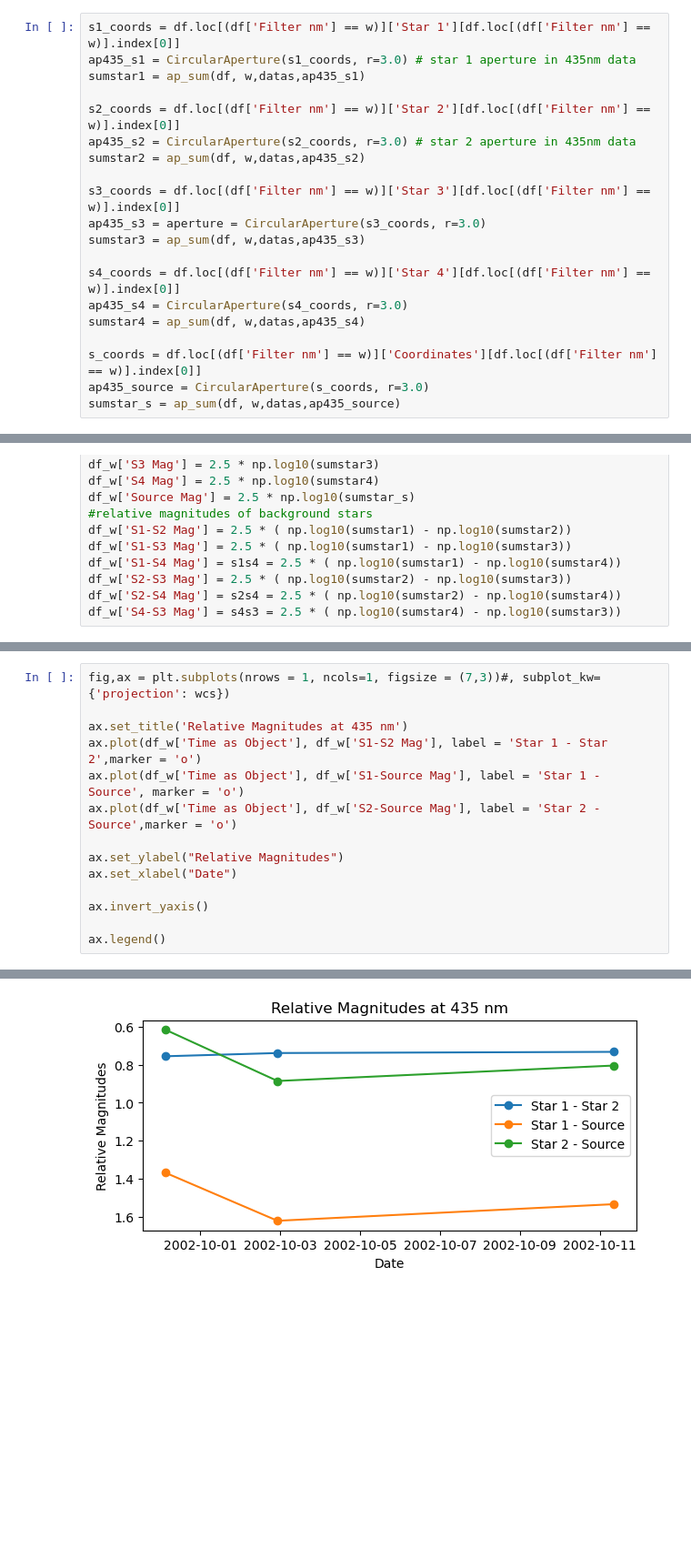
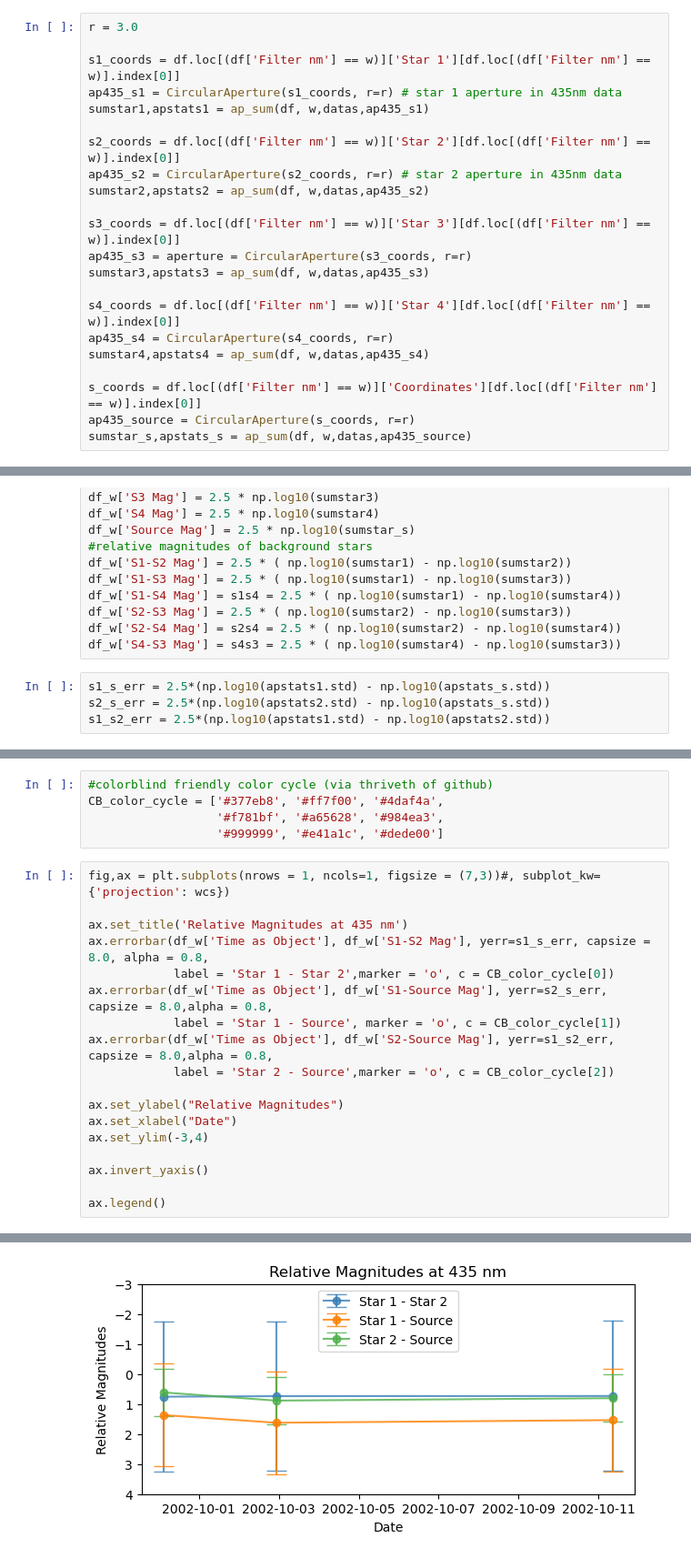
Before and after one commit to imanbeh/variablesearch, a Jupyter notebook: analysis_435nm.ipynb, the cells around one changed output, grey strips where cells are left out. Shown at 91% size. Drawn from its saved outputs; the diff is of its cells as text; blank space fills up the shorter version.

Commit message:
altered error calculation

```diff
--- a/analysis_435nm.ipynb
+++ b/analysis_435nm.ipynb
@@ -46,25 +46,27 @@ w = 435 # wavelength
 # df['Time as Object']=t1
 # df.sort_values(by = 'Filter nm', inplace = True)
 # %%
+r = 3.0
+
 s1_coords = df.loc[(df['Filter nm'] == w)]['Star 1'][df.loc[(df['Filter nm'] == w)].index[0]]
-ap435_s1 = CircularAperture(s1_coords, r=3.0) # star 1 aperture in 435nm data
-sumstar1 = ap_sum(df, w,datas,ap435_s1)
+ap435_s1 = CircularAperture(s1_coords, r=r) # star 1 aperture in 435nm data
+sumstar1,apstats1 = ap_sum(df, w,datas,ap435_s1)
 
 s2_coords = df.loc[(df['Filter nm'] == w)]['Star 2'][df.loc[(df['Filter nm'] == w)].index[0]]
-ap435_s2 = CircularAperture(s2_coords, r=3.0) # star 2 aperture in 435nm data
-sumstar2 = ap_sum(df, w,datas,ap435_s2)
+ap435_s2 = CircularAperture(s2_coords, r=r) # star 2 aperture in 435nm data
+sumstar2,apstats2 = ap_sum(df, w,datas,ap435_s2)
 
 s3_coords = df.loc[(df['Filter nm'] == w)]['Star 3'][df.loc[(df['Filter nm'] == w)].index[0]]
-ap435_s3 = aperture = CircularAperture(s3_coords, r=3.0)
-sumstar3 = ap_sum(df, w,datas,ap435_s3)
+ap435_s3 = aperture = CircularAperture(s3_coords, r=r)
+sumstar3,apstats3 = ap_sum(df, w,datas,ap435_s3)
 
 s4_coords = df.loc[(df['Filter nm'] == w)]['Star 4'][df.loc[(df['Filter nm'] == w)].index[0]]
-ap435_s4 = CircularAperture(s4_coords, r=3.0)
-sumstar4 = ap_sum(df, w,datas,ap435_s4)
+ap435_s4 = CircularAperture(s4_coords, r=r)
+sumstar4,apstats4 = ap_sum(df, w,datas,ap435_s4)
 
 s_coords = df.loc[(df['Filter nm'] == w)]['Coordinates'][df.loc[(df['Filter nm'] == w)].index[0]]
-ap435_source = CircularAperture(s_coords, r=3.0)
-sumstar_s = ap_sum(df, w,datas,ap435_source)
+ap435_source = CircularAperture(s_coords, r=r)
+sumstar_s,apstats_s = ap_sum(df, w,datas,ap435_source)
 # %% [output]
 18 435
 21 435
@@ -121,6 +123,10 @@ df_w['S1-S4 Mag'] = s1s4 = 2.5 * ( np.log10(sumstar1) - np.log10(sumstar4))
 df_w['S2-S3 Mag'] = 2.5 * ( np.log10(sumstar2) - np.log10(sumstar3))
 df_w['S2-S4 Mag'] = s2s4 = 2.5 * ( np.log10(sumstar2) - np.log10(sumstar4))
 df_w['S4-S3 Mag'] = s4s3 = 2.5 * ( np.log10(sumstar4) - np.log10(sumstar3))
+# %%
+s1_s_err = 2.5*(np.log10(apstats1.std) - np.log10(apstats_s.std))
+s2_s_err = 2.5*(np.log10(apstats2.std) - np.log10(apstats_s.std))
+s1_s2_err = 2.5*(np.log10(apstats1.std) - np.log10(apstats2.std))
 # %%
 df_w
 # %% [output]
@@ -128,20 +134,29 @@ df_w
 | 24 | J8FW01010 | 435 | 2002-09-30 3:01:19 | 2002-09-30 03:02:23.184 | 30 | (3387.0834, 2165.663) | 300 | 240.973716 | ... |
 | 27 | J8FW02010 | 435 | 2002-10-02 22:18:11 | 2002-10-02 22:19:15.184 | 2 | (3387.3698, 2165.9535) | 310 | 243.367641 | ... |
 | 30 | J8FW03010 | 435 | 2002-10-11 8:27:42 | 2002-10-11 08:28:46.184 | 11 | (3387.3948, 2165.8143) | 345 | 232.838573 | ... |
+# %%
+#colorblind friendly color cycle (via thriveth of github)
+CB_color_cycle = ['#377eb8', '#ff7f00', '#4daf4a',
+                  '#f781bf', '#a65628', '#984ea3',
+                  '#999999', '#e41a1c', '#dede00']
 # %%
 fig,ax = plt.subplots(nrows = 1, ncols=1, figsize = (7,3))#, subplot_kw={'projection': wcs})
 
 ax.set_title('Relative Magnitudes at 435 nm')
-ax.plot(df_w['Time as Object'], df_w['S1-S2 Mag'], label = 'Star 1 - Star 2',marker = 'o')
-ax.plot(df_w['Time as Object'], df_w['S1-Source Mag'], label = 'Star 1 - Source', marker = 'o')
-ax.plot(df_w['Time as Object'], df_w['S2-Source Mag'], label = 'Star 2 - Source',marker = 'o')
+ax.errorbar(df_w['Time as Object'], df_w['S1-S2 Mag'], yerr=s1_s_err, capsize = 8.0, alpha = 0.8,
+            label = 'Star 1 - Star 2',marker = 'o', c = CB_color_cycle[0])
+ax.errorbar(df_w['Time as Object'], df_w['S1-Source Mag'], yerr=s2_s_err,  capsize = 8.0,alpha = 0.8,
+            label = 'Star 1 - Source', marker = 'o', c = CB_color_cycle[1])
+ax.errorbar(df_w['Time as Object'], df_w['S2-Source Mag'], yerr=s1_s2_err, capsize = 8.0,alpha = 0.8,
+            label = 'Star 2 - Source',marker = 'o', c = CB_color_cycle[2])
 
 ax.set_ylabel("Relative Magnitudes")
 ax.set_xlabel("Date")
+ax.set_ylim(-3,4)
 
 ax.invert_yaxis()
 
 ax.legend()
 # %% [output]
 <matplotlib.legend.Legend at 0x...>
-[figure, old version]
+[figure, new version]
```
Also changed, not shown: parts of 1 cell of this notebook, 4 other files.
